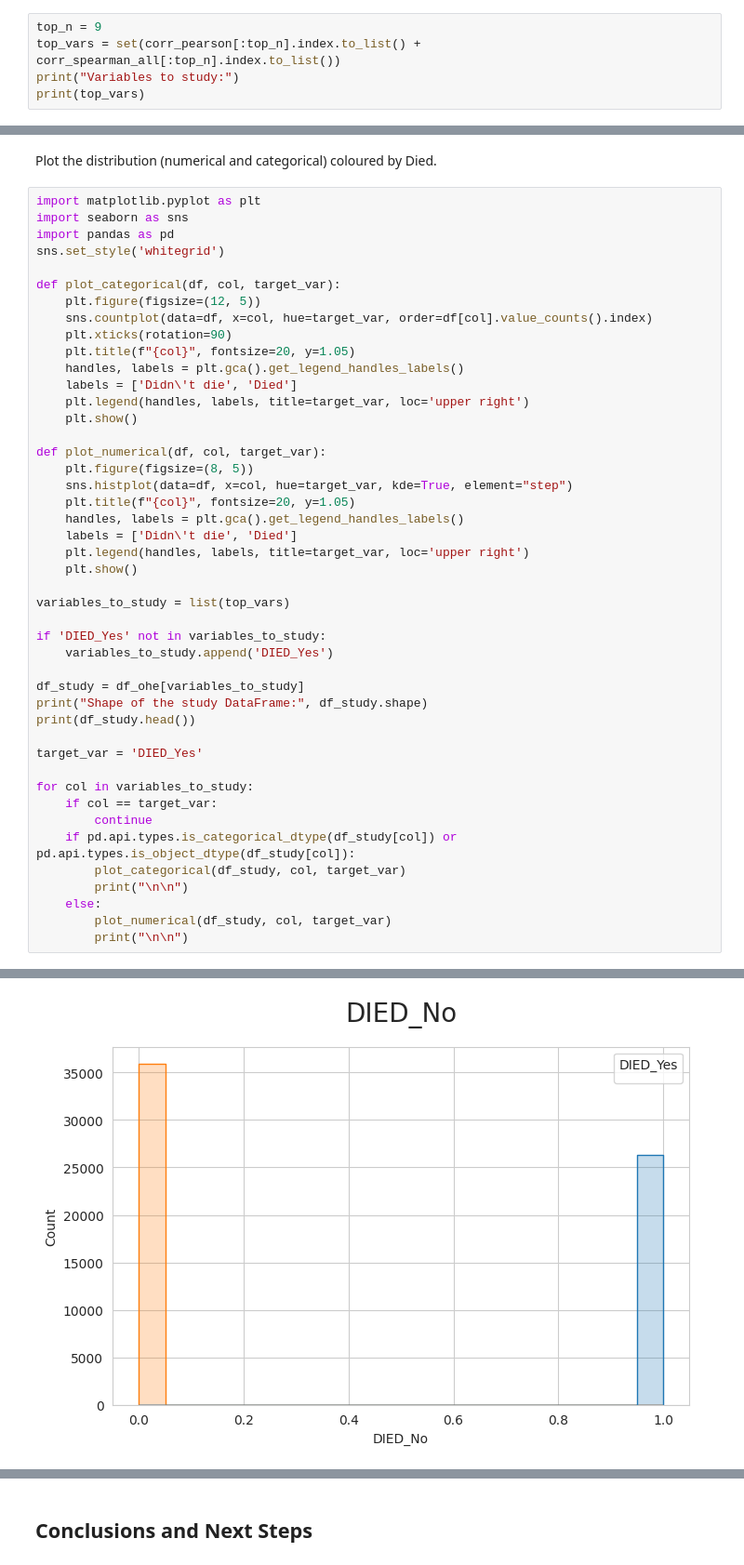
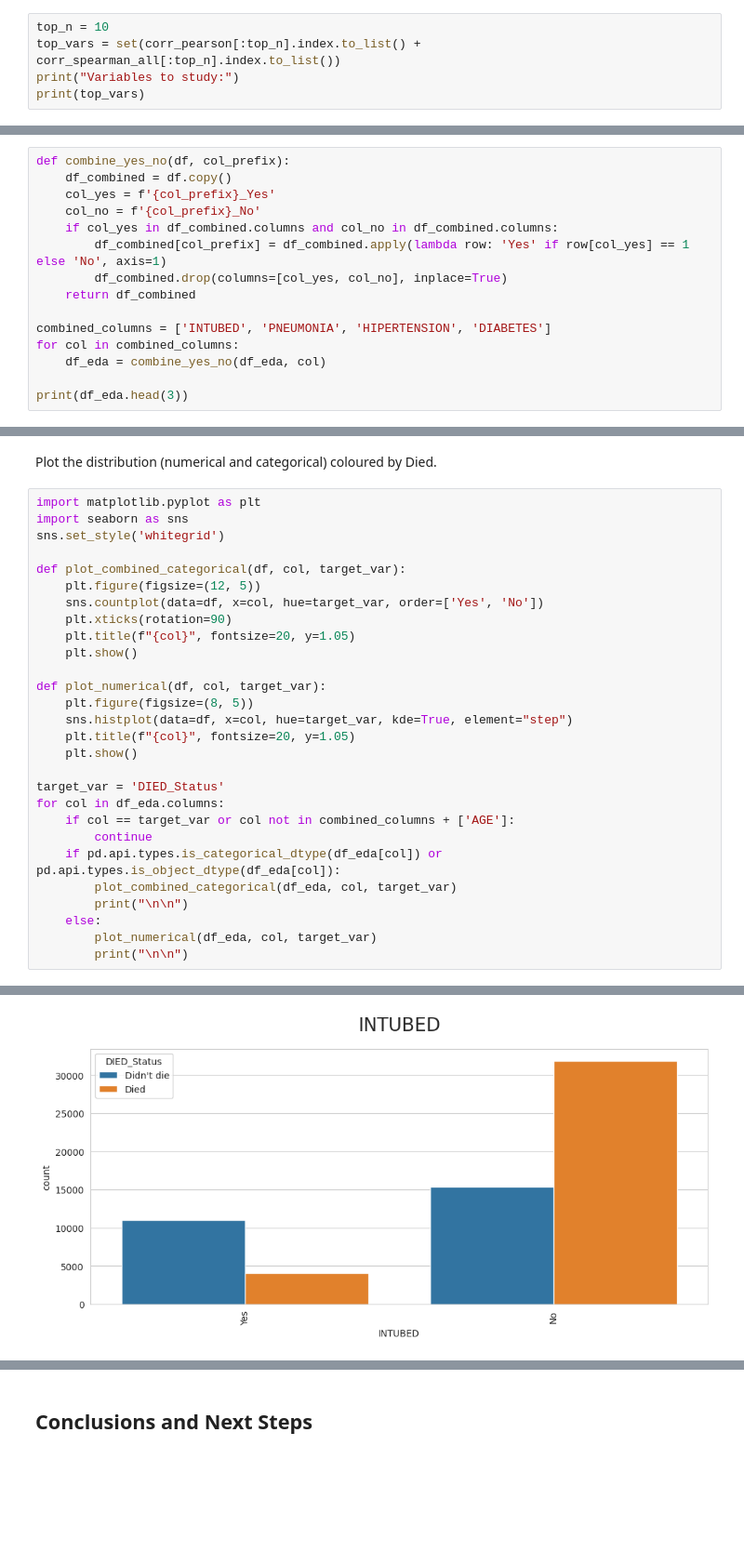
Before and after one commit to cniblock/milestone-covid-19-study, a Jupyter notebook: jupyter_notebooks/02 - COVID-19 Study.ipynb, the cells around one changed output, grey strips where cells are left out. Shown at 93% size. Cells and saved outputs as stored; diff of their text form; blank space fills up the shorter version.

Commit message:
Created combined bar plots for key variables

```diff
--- a/jupyter_notebooks/02 - COVID-19 Study.ipynb
+++ b/jupyter_notebooks/02 - COVID-19 Study.ipynb
@@ -160,7 +160,7 @@ Name: DIED_Yes, dtype: float64
 # %% [markdown]
 Combine top variables from both methods
 # %%
-top_n = 9
+top_n = 10
 top_vars = set(corr_pearson[:top_n].index.to_list() + corr_spearman_all[:top_n].index.to_list())
 print("Variables to study:")
 print(top_vars)
@@ -213,0 +224,15 @@ df_eda.head(3)
+# %%
+def combine_yes_no(df, col_prefix):
+    df_combined = df.copy()
+    col_yes = f'{col_prefix}_Yes'
+    col_no = f'{col_prefix}_No'
+    if col_yes in df_combined.columns and col_no in df_combined.columns:
+        df_combined[col_prefix] = df_combined.apply(lambda row: 'Yes' if row[col_yes] == 1 else 'No', axis=1)
+        df_combined.drop(columns=[col_yes, col_no], inplace=True)
+    return df_combined
+
+combined_columns = ['INTUBED', 'PNEUMONIA', 'HIPERTENSION', 'DIABETES']
+for col in combined_columns:
+    df_eda = combine_yes_no(df_eda, col)
+
+print(df_eda.head(3))
@@ -218,46 +248,29 @@ Plot the distribution (numerical and categorical) coloured by Died.
 # %%
 import matplotlib.pyplot as plt
 import seaborn as sns
-import pandas as pd
 sns.set_style('whitegrid')
 
-def plot_categorical(df, col, target_var):
+def plot_combined_categorical(df, col, target_var):
     plt.figure(figsize=(12, 5))
-    sns.countplot(data=df, x=col, hue=target_var, order=df[col].value_counts().index)
+    sns.countplot(data=df, x=col, hue=target_var, order=['Yes', 'No'])
     plt.xticks(rotation=90)
     plt.title(f"{col}", fontsize=20, y=1.05)
-    handles, labels = plt.gca().get_legend_handles_labels()
-    labels = ['Didn\'t die', 'Died']
-    plt.legend(handles, labels, title=target_var, loc='upper right')
     plt.show()
 
 def plot_numerical(df, col, target_var):
     plt.figure(figsize=(8, 5))
     sns.histplot(data=df, x=col, hue=target_var, kde=True, element="step")
     plt.title(f"{col}", fontsize=20, y=1.05)
-    handles, labels = plt.gca().get_legend_handles_labels()
-    labels = ['Didn\'t die', 'Died']
-    plt.legend(handles, labels, title=target_var, loc='upper right')
     plt.show()
 
-variables_to_study = list(top_vars)
-
-if 'DIED_Yes' not in variables_to_study:
-    variables_to_study.append('DIED_Yes')
-
-df_study = df_ohe[variables_to_study]
-print("Shape of the study DataFrame:", df_study.shape)
-print(df_study.head())
-
-target_var = 'DIED_Yes'
-
-for col in variables_to_study:
-    if col == target_var:
+target_var = 'DIED_Status'
+for col in df_eda.columns:
+    if col == target_var or col not in combined_columns + ['AGE']:
         continue
-    if pd.api.types.is_categorical_dtype(df_study[col]) or pd.api.types.is_object_dtype(df_study[col]):
-        plot_categorical(df_study, col, target_var)
+    if pd.api.types.is_categorical_dtype(df_eda[col]) or pd.api.types.is_object_dtype(df_eda[col]):
+        plot_combined_categorical(df_eda, col, target_var)
         print("\n\n")
     else:
-        plot_numerical(df_study, col, target_var)
+        plot_numerical(df_eda, col, target_var)
         print("\n\n")
 # %% [output]
@@ -279 +278 @@ Shape of the study DataFrame: (62236, 10)
-[figure, old version]
+[figure, new version]
```
Also changed, not shown: parts of 7 cells of this notebook.
